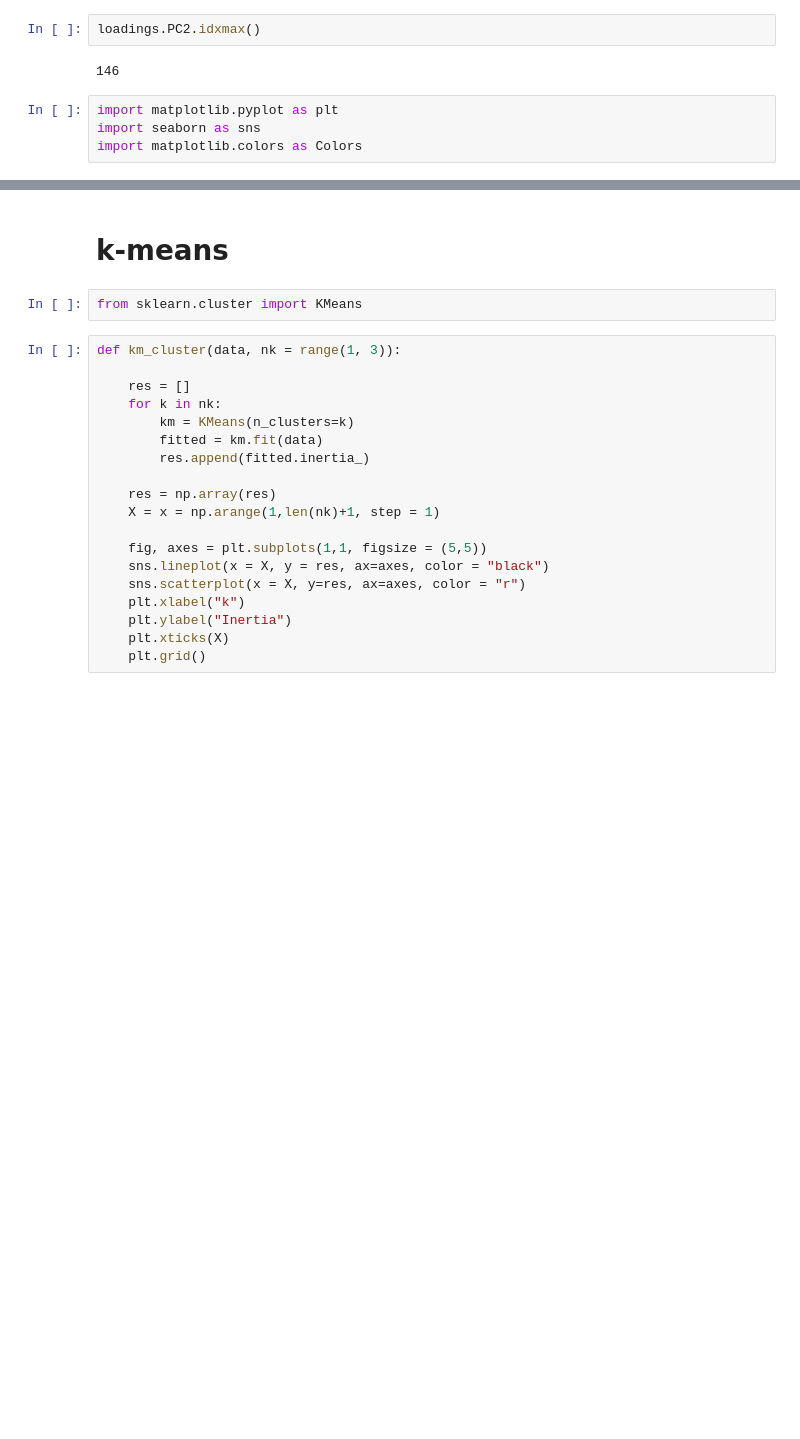
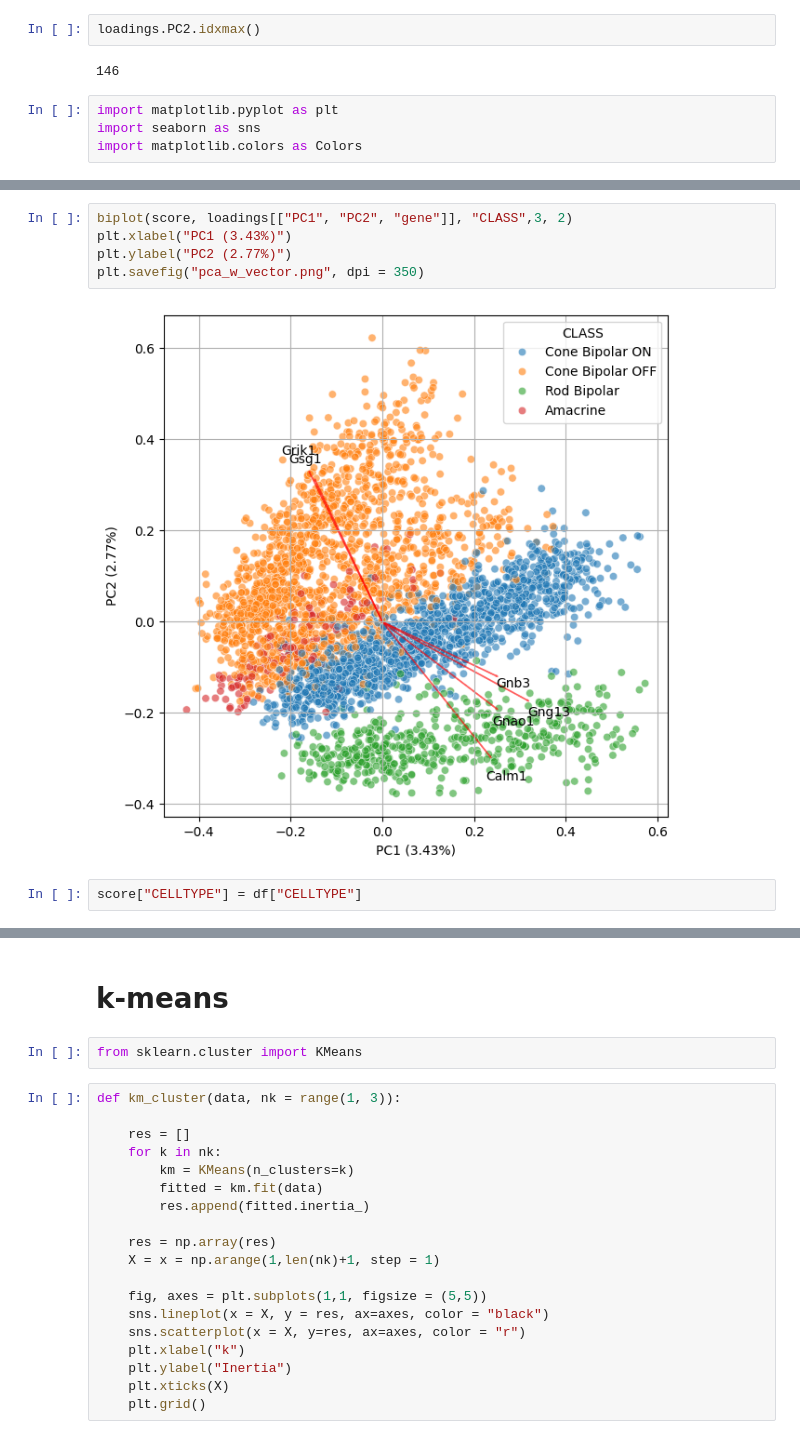
Before and after one commit to PabloGarcia00/MachineLearning, a Jupyter notebook: BMF/Day_3.ipynb, the cells around one changed output, grey strips where cells are left out. Drawn from its saved outputs; the diff is of its cells as text; blank space fills up the shorter version.

```diff
--- a/BMF/Day_3.ipynb
+++ b/BMF/Day_3.ipynb
@@ -78,4 +109,13 @@ def biplot(score, loadings, sf = 0.5):
     plt.xlabel("PC1")
     plt.ylabel("PC2")
     plt.grid()
+# %%
+biplot(score, loadings[["PC1", "PC2", "gene"]], "CLASS",3, 2)
+plt.xlabel("PC1 (3.43%)")
+plt.ylabel("PC2 (2.77%)")
+plt.savefig("pca_w_vector.png", dpi = 350)
+# %% [output]
+[figure, added]
+# %%
+score["CELLTYPE"] = df["CELLTYPE"]
 # %%
```
Also changed, not shown: parts of 56 cells of this notebook, 1 other file.
